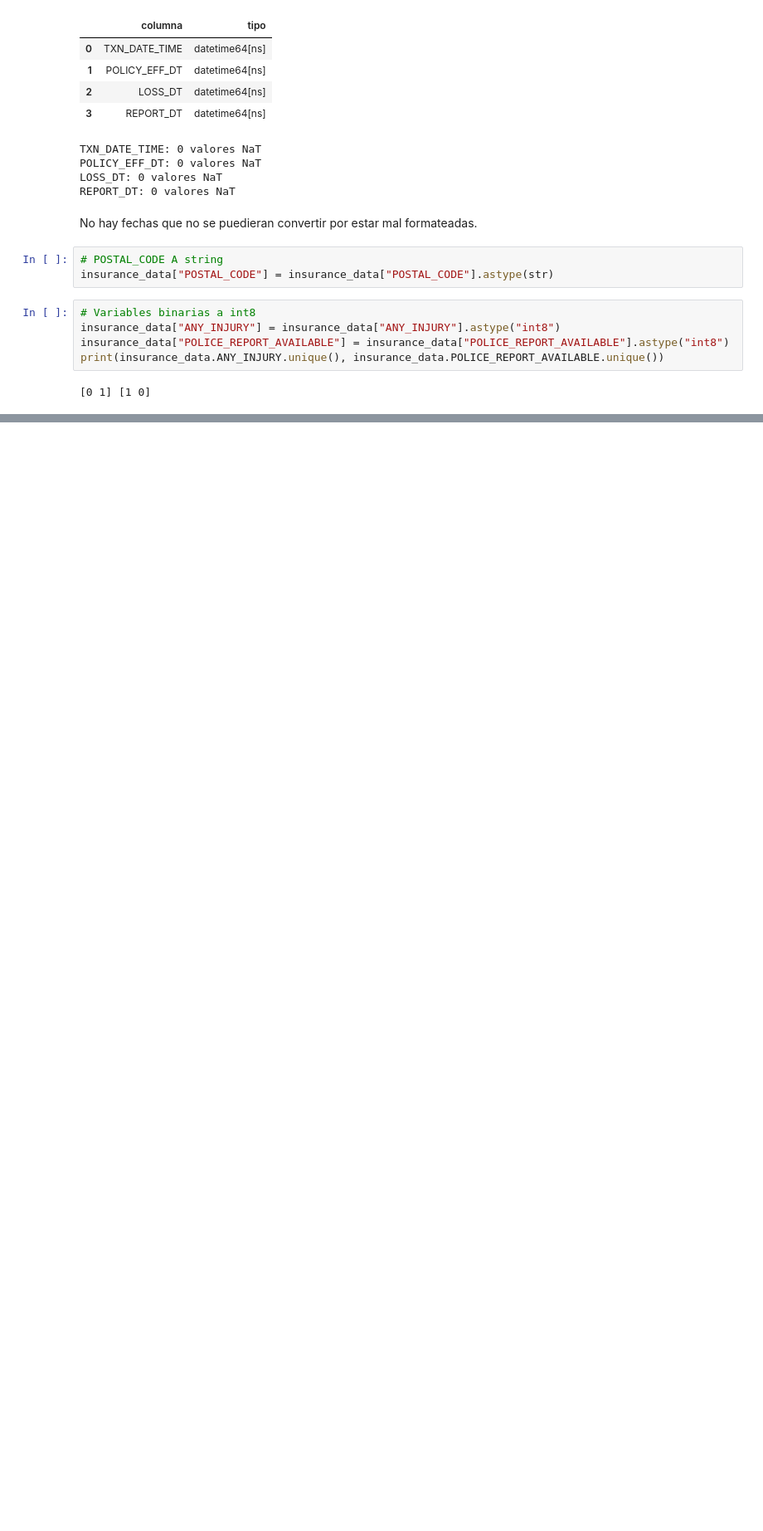
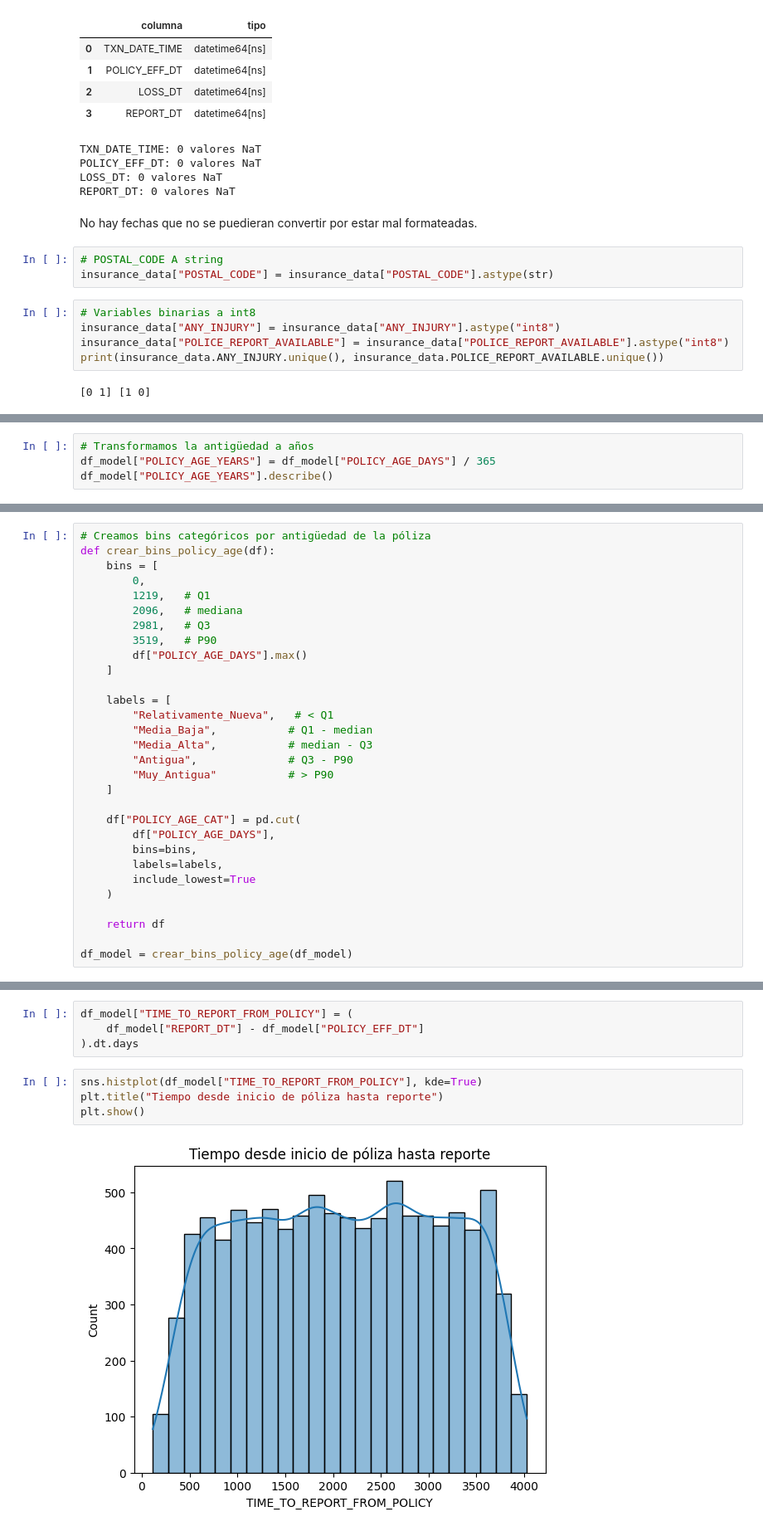
Before and after one commit to yaninaiberra/tekne_challenge, a Jupyter notebook: Tekne_challengue_Data_AI.ipynb, the cells around one changed output, grey strips where cells are left out. Shown at 83% size. Saved outputs shown, nothing was run; the diff lists cells and outputs as text; blank space fills up the shorter version.

```diff
--- a/Tekne_challengue_Data_AI.ipynb
+++ b/Tekne_challengue_Data_AI.ipynb
@@ -729,0 +1120,4 @@ print(insurance_data.ANY_INJURY.unique(), insurance_data.POLICE_REPORT_AVAILABLE
+# %%
+# Transformamos la antigüedad a años
+df_model["POLICY_AGE_YEARS"] = df_model["POLICY_AGE_DAYS"] / 365
+df_model["POLICY_AGE_YEARS"].describe()
@@ -729,0 +1134,30 @@ print(insurance_data.ANY_INJURY.unique(), insurance_data.POLICE_REPORT_AVAILABLE
+# %%
+# Creamos bins categóricos por antigüedad de la póliza
+def crear_bins_policy_age(df):
+    bins = [
+        0,
+        1219,   # Q1
+        2096,   # mediana
+        2981,   # Q3
+        3519,   # P90
+        df["POLICY_AGE_DAYS"].max()
+    ]
+
+    labels = [
+        "Relativamente_Nueva",   # < Q1
+        "Media_Baja",           # Q1 - median
+        "Media_Alta",           # median - Q3
+        "Antigua",              # Q3 - P90
+        "Muy_Antigua"           # > P90
+    ]
+
+    df["POLICY_AGE_CAT"] = pd.cut(
+        df["POLICY_AGE_DAYS"],
+        bins=bins,
+        labels=labels,
+        include_lowest=True
+    )
+
+    return df
+
+df_model = crear_bins_policy_age(df_model)
@@ -729,0 +1179,10 @@ print(insurance_data.ANY_INJURY.unique(), insurance_data.POLICE_REPORT_AVAILABLE
+# %%
+df_model["TIME_TO_REPORT_FROM_POLICY"] = (
+    df_model["REPORT_DT"] - df_model["POLICY_EFF_DT"]
+).dt.days
+# %%
+sns.histplot(df_model["TIME_TO_REPORT_FROM_POLICY"], kde=True)
+plt.title("Tiempo desde inicio de póliza hasta reporte")
+plt.show()
+# %% [output]
+[figure, added]
```
Also changed, not shown: parts of 83 cells of this notebook.
